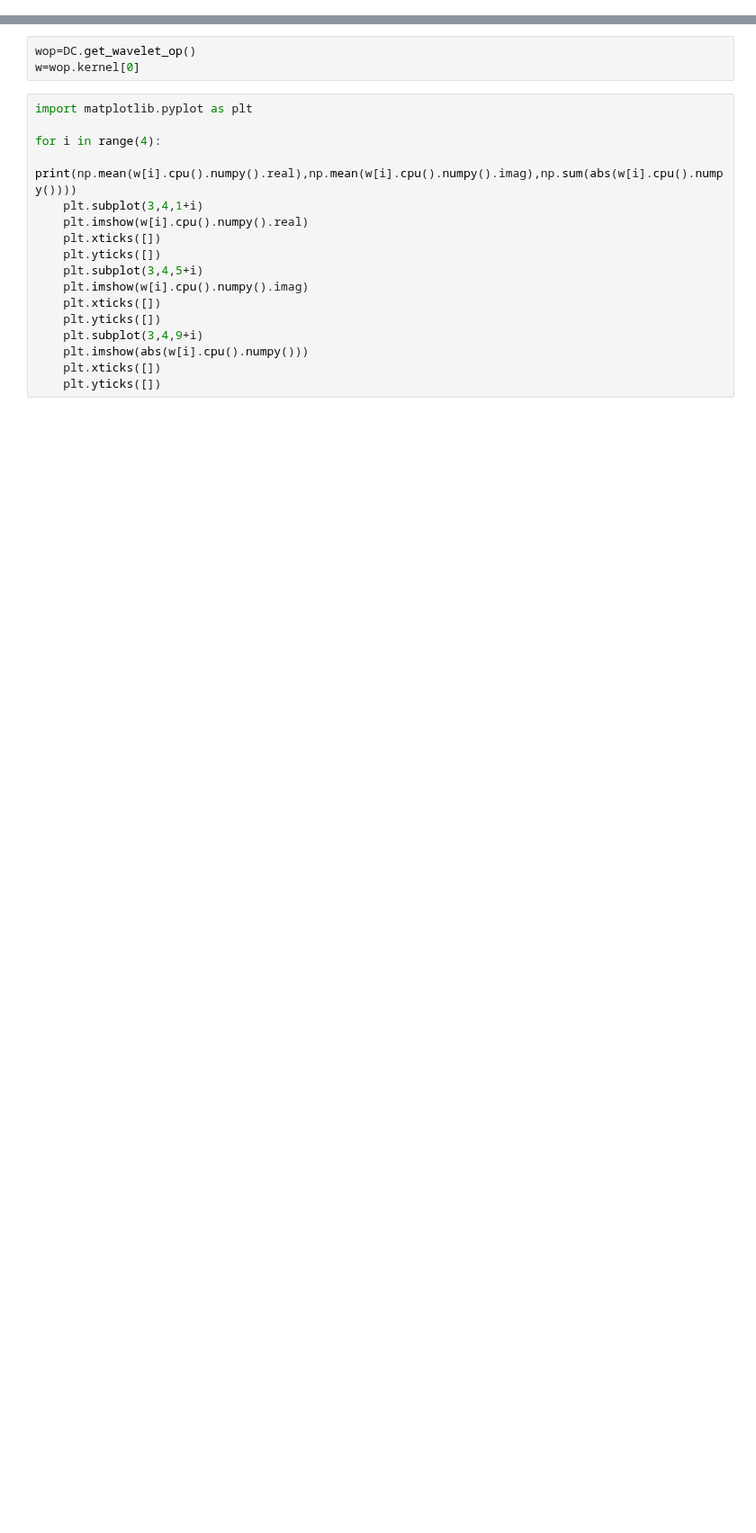
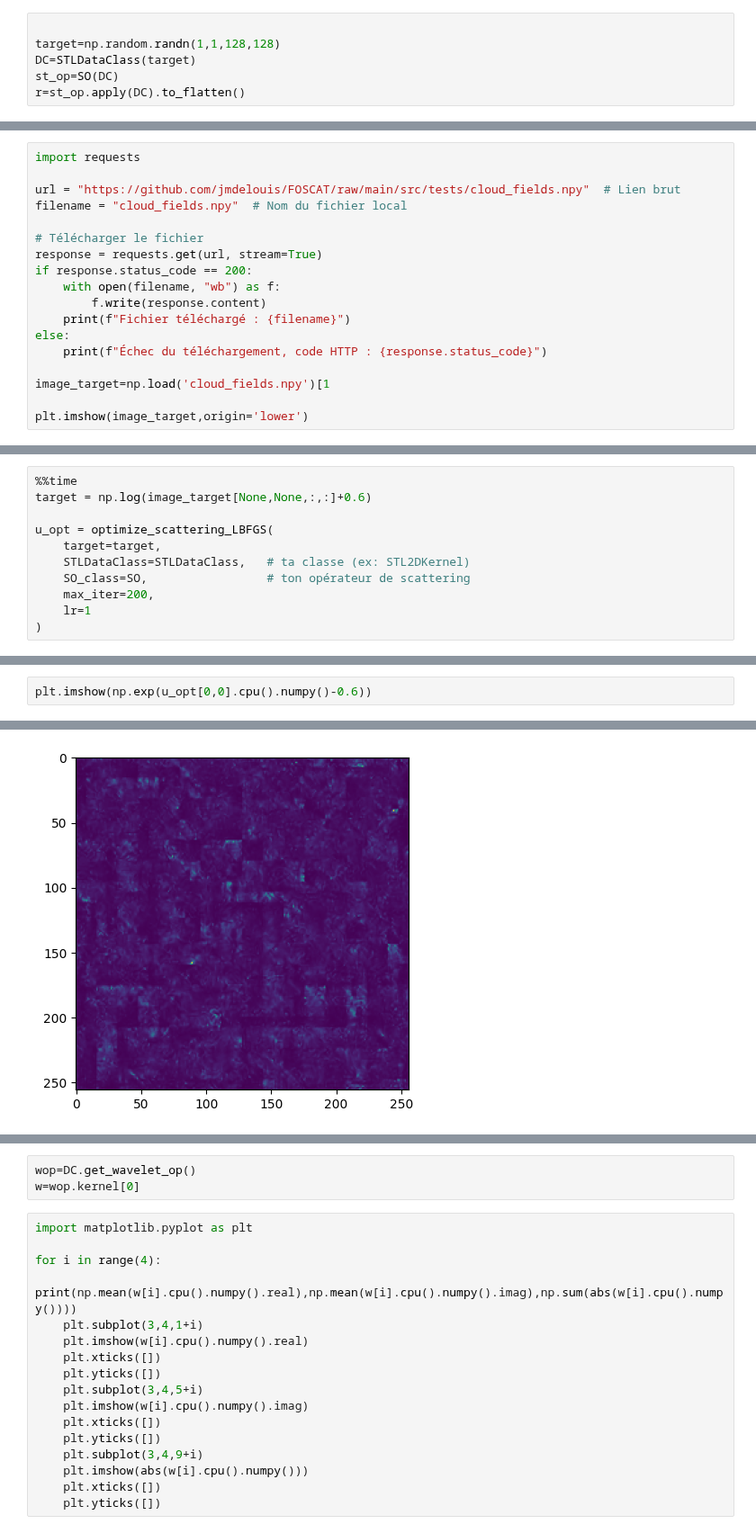
Before and after one commit to Eralys/STL_dev, a Jupyter notebook: STL_main/Planar2Dtest/unit_test.ipynb, the cells around one changed output, grey strips where cells are left out. Shown at 90% size. Drawn from its saved outputs; the diff is of its cells as text; blank space fills up the shorter version.

```diff
--- a/STL_main/Planar2Dtest/unit_test.ipynb
+++ b/STL_main/Planar2Dtest/unit_test.ipynb
@@ -8,0 +10,6 @@ DC=STLDataClass(np.random.randn(128,128))
+# %%
+
+target=np.random.randn(1,1,128,128)
+DC=STLDataClass(target)
+st_op=SO(DC)
+r=st_op.apply(DC).to_flatten()
@@ -8,0 +147,18 @@ DC=STLDataClass(np.random.randn(128,128))
+# %%
+import requests
+
+url = "https://github.com/jmdelouis/FOSCAT/raw/main/src/tests/cloud_fields.npy"  # Lien brut
+filename = "cloud_fields.npy"  # Nom du fichier local
+
+# Télécharger le fichier
+response = requests.get(url, stream=True)
+if response.status_code == 200:
+    with open(filename, "wb") as f:
+        f.write(response.content)
+    print(f"Fichier téléchargé : {filename}")
+else:
+    print(f"Échec du téléchargement, code HTTP : {response.status_code}")
+
+image_target=np.load('cloud_fields.npy')[1
+
+plt.imshow(image_target,origin='lower')
@@ -8,0 +167,11 @@ DC=STLDataClass(np.random.randn(128,128))
+# %%
+%%time
+target = np.log(image_target[None,None,:,:]+0.6)
+
+u_opt = optimize_scattering_LBFGS(
+    target=target,
+    STLDataClass=STLDataClass,   # ta classe (ex: STL2DKernel)
+    SO_class=SO,                 # ton opérateur de scattering
+    max_iter=200,
+    lr=1
+)
@@ -8,0 +182,3 @@ DC=STLDataClass(np.random.randn(128,128))
+# %%
+plt.imshow(np.exp(u_opt[0,0].cpu().numpy()-0.6))
+# %% [output]
@@ -8,0 +186 @@ DC=STLDataClass(np.random.randn(128,128))
+[figure, added]
```
Also changed, not shown: parts of 12 cells of this notebook, 5 other files.
